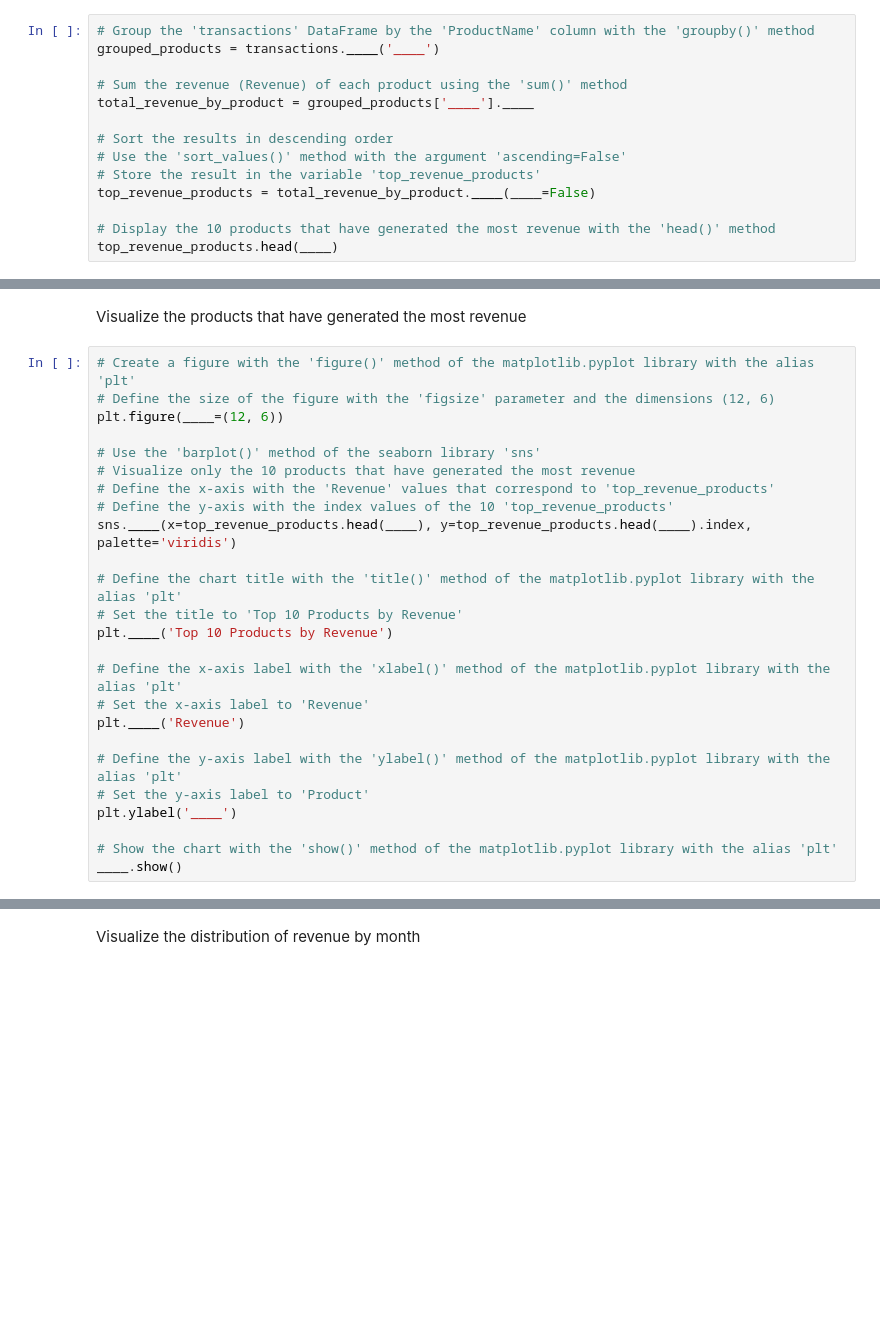
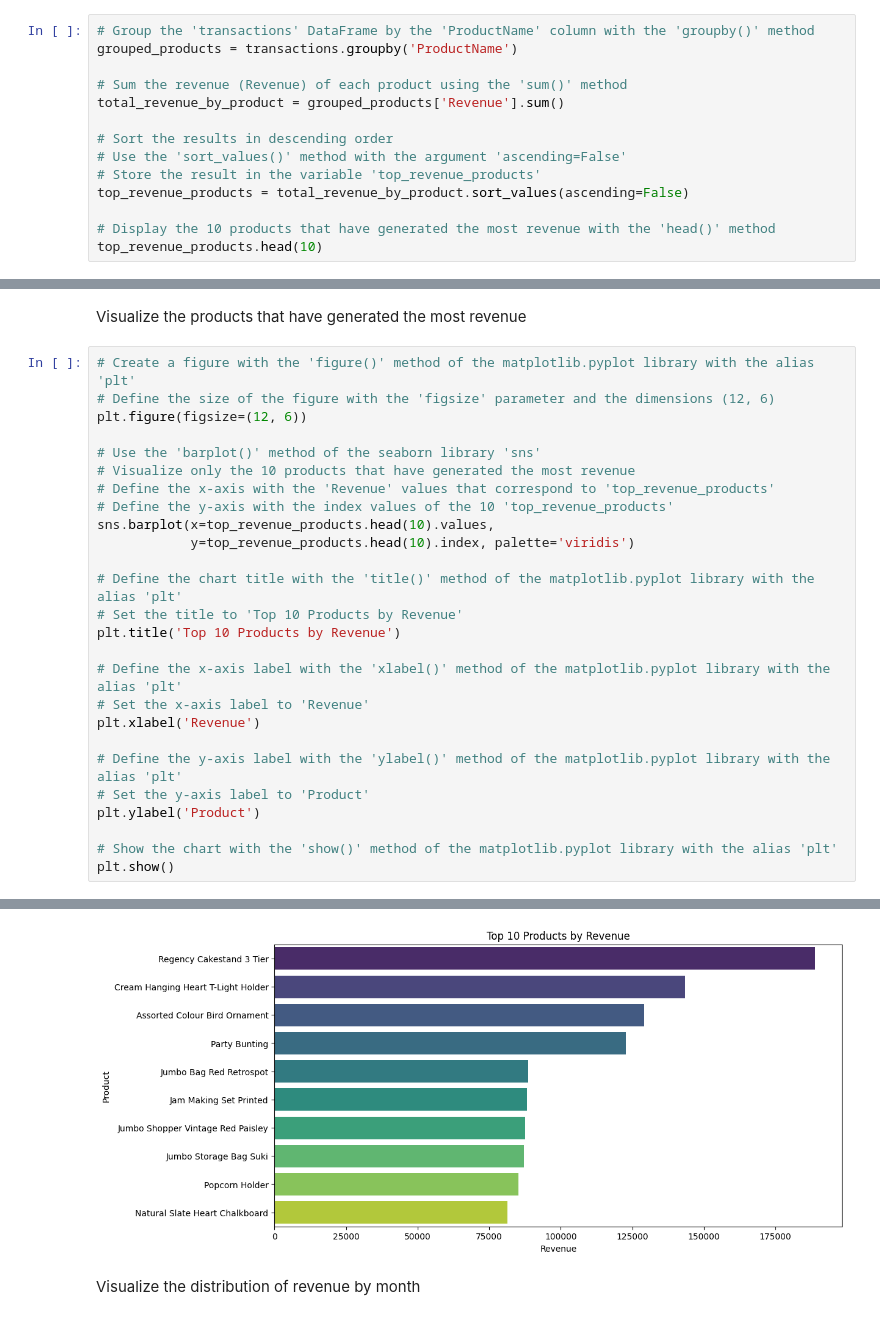
Before and after one commit to darioecheverria/MCD_03_fundamentosIA, a Jupyter notebook: actividad2/Assignment - Outlier handling and group operations for e-commerce transactions.ipynb, the cells around one changed output, grey strips where cells are left out. Drawn from its saved outputs; the diff is of its cells as text; blank space fills up the shorter version.

```diff
--- a/actividad2/Assignment - Outlier handling and group operations for e-commerce transactions.ipynb
+++ b/actividad2/Assignment - Outlier handling and group operations for e-commerce transactions.ipynb
@@ -234,15 +248,15 @@ AttributeError: 'str' object has no attribute 'head'
 Review the 10 products that have generated the most revenue
 # %%
 # Group the 'transactions' DataFrame by the 'ProductName' column with the 'groupby()' method
-grouped_products = transactions.____('____')
+grouped_products = transactions.groupby('ProductName')
 
 # Sum the revenue (Revenue) of each product using the 'sum()' method
-total_revenue_by_product = grouped_products['____'].____
+total_revenue_by_product = grouped_products['Revenue'].sum()
 
 # Sort the results in descending order
 # Use the 'sort_values()' method with the argument 'ascending=False'
 # Store the result in the variable 'top_revenue_products'
-top_revenue_products = total_revenue_by_product.____(____=False)
+top_revenue_products = total_revenue_by_product.sort_values(ascending=False)
 
 # Display the 10 products that have generated the most revenue with the 'head()' method
-top_revenue_products.head(____)
+top_revenue_products.head(10)
@@ -251,25 +278,27 @@ Visualize the products that have generated the most revenue
 # %%
 # Create a figure with the 'figure()' method of the matplotlib.pyplot library with the alias 'plt'
 # Define the size of the figure with the 'figsize' parameter and the dimensions (12, 6)
-plt.figure(____=(12, 6))
+plt.figure(figsize=(12, 6))
 
 # Use the 'barplot()' method of the seaborn library 'sns'
 # Visualize only the 10 products that have generated the most revenue
 # Define the x-axis with the 'Revenue' values that correspond to 'top_revenue_products'
 # Define the y-axis with the index values of the 10 'top_revenue_products'
-sns.____(x=top_revenue_products.head(____), y=top_revenue_products.head(____).index, palette='viridis')
+sns.barplot(x=top_revenue_products.head(10).values,
+            y=top_revenue_products.head(10).index, palette='viridis')
 
 # Define the chart title with the 'title()' method of the matplotlib.pyplot library with the alias 'plt'
 # Set the title to 'Top 10 Products by Revenue'
-plt.____('Top 10 Products by Revenue')
+plt.title('Top 10 Products by Revenue')
 
 # Define the x-axis label with the 'xlabel()' method of the matplotlib.pyplot library with the alias 'plt'
 # Set the x-axis label to 'Revenue'
-plt.____('Revenue')
+plt.xlabel('Revenue')
 
 # Define the y-axis label with the 'ylabel()' method of the matplotlib.pyplot library with the alias 'plt'
 # Set the y-axis label to 'Product'
-plt.ylabel('____')
+plt.ylabel('Product')
 
 # Show the chart with the 'show()' method of the matplotlib.pyplot library with the alias 'plt'
-____.show()
+plt.show()
+# %% [output]
@@ -276,3 +308,4 @@ ____.show()
+[figure, added]
 # %% [markdown]
 Visualize the distribution of revenue by month
 # %%
```
Also changed, not shown: parts of 6 cells of this notebook.
